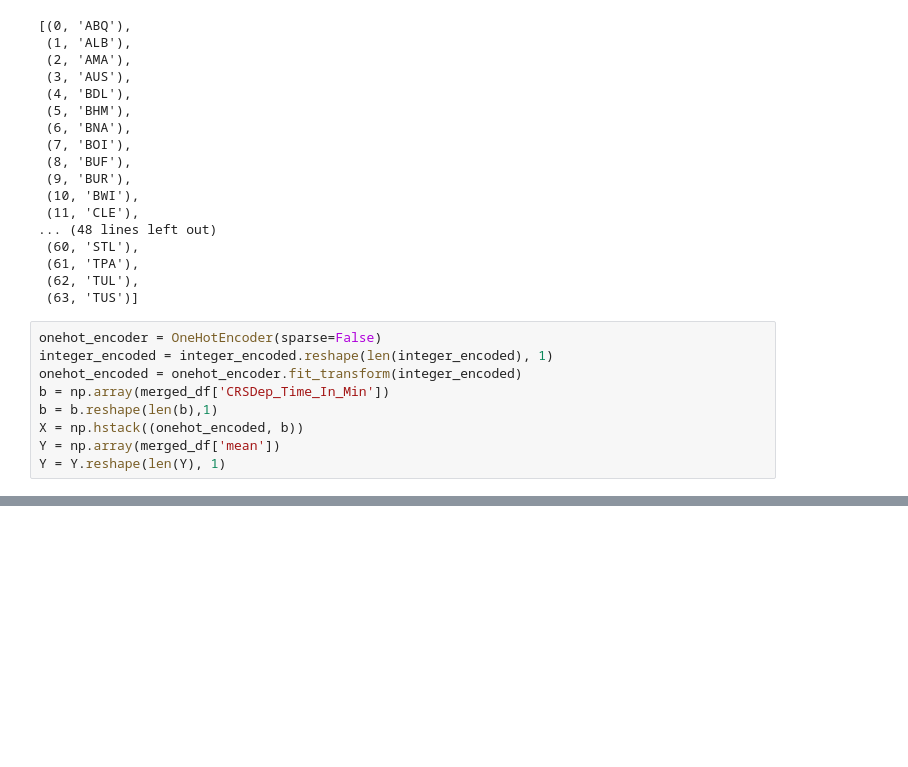
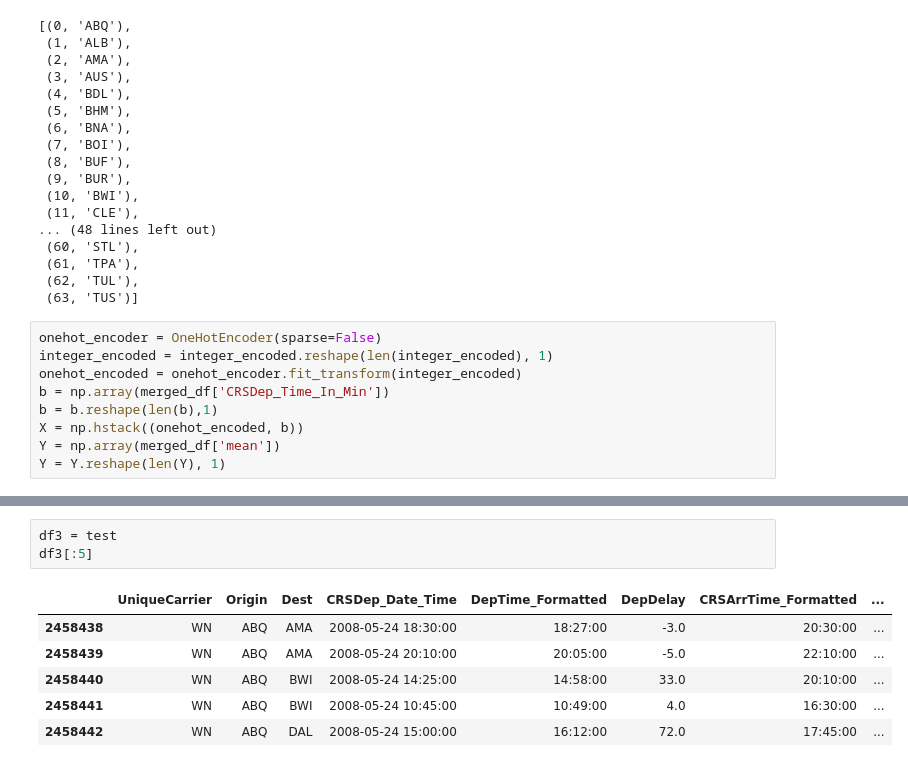
Before and after one commit to tninh/Flights-Delay-Prediction, a Jupyter notebook: script/read_data_0.ipynb, the cells around one changed output, grey strips where cells are left out. Saved outputs shown, nothing was run; the diff lists cells and outputs as text; blank space fills up the shorter version.

```diff
--- a/script/read_data_0.ipynb
+++ b/script/read_data_0.ipynb
@@ -448,0 +481,10 @@ SystemError: Failed to solve the system of normal equations
+# %%
+df3 = test
+df3[:5]
+# %% [output]
+|  | UniqueCarrier | Origin | Dest | CRSDep_Date_Time | DepTime_Formatted | DepDelay | CRSArrTime_Formatted | ... |
+| 2458438 | WN | ABQ | AMA | 2008-05-24 18:30:00 | 18:27:00 | -3.0 | 20:30:00 | ... |
+| 2458439 | WN | ABQ | AMA | 2008-05-24 20:10:00 | 20:05:00 | -5.0 | 22:10:00 | ... |
+| 2458440 | WN | ABQ | BWI | 2008-05-24 14:25:00 | 14:58:00 | 33.0 | 20:10:00 | ... |
+| 2458441 | WN | ABQ | BWI | 2008-05-24 10:45:00 | 10:49:00 | 4.0 | 16:30:00 | ... |
+| 2458442 | WN | ABQ | DAL | 2008-05-24 15:00:00 | 16:12:00 | 72.0 | 17:45:00 | ... |
```
Also changed, not shown: parts of 18 cells of this notebook.
